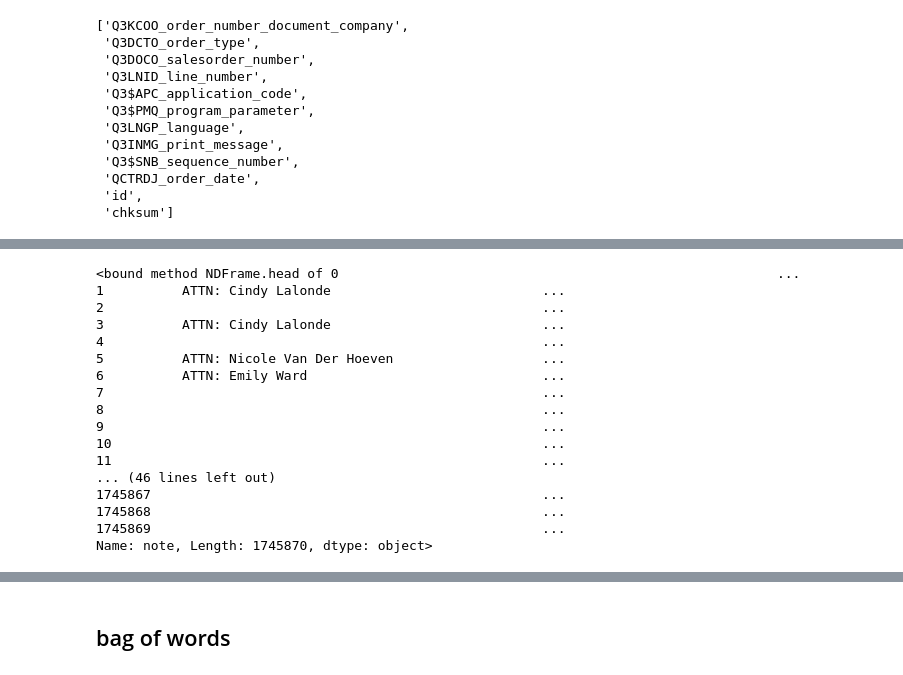
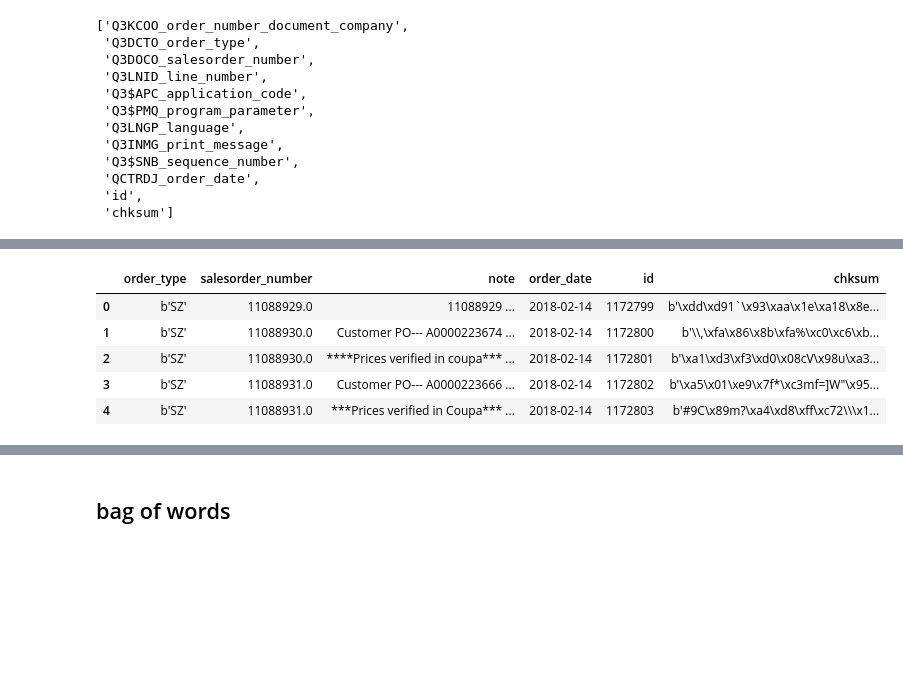
Before and after one commit to HSCanada/br_notebook, a Jupyter notebook: ml/returns/design/20180624-tc-order_note.ipynb, the cells around one changed output, grey strips where cells are left out. Drawn from its saved outputs; the diff is of its cells as text; code cells hidden in the pictures; blank space fills up the shorter version.

```diff
--- a/ml/returns/design/20180624-tc-order_note.ipynb
+++ b/ml/returns/design/20180624-tc-order_note.ipynb
@@ -157,21 +159,13 @@ chksum                     127448510
 dtype: int64
-# %%
-df['note'].str[1*60:(1+1)*60].head
-# %% [output]
-<bound method NDFrame.head of 0                                                        ...
-1          ATTN: Cindy Lalonde                           ...
-2                                                        ...
-3          ATTN: Cindy Lalonde                           ...
-4                                                        ...
-5          ATTN: Nicole Van Der Hoeven                   ...
-6          ATTN: Emily Ward                              ...
-7                                                        ...
-8                                                        ...
-9                                                        ...
-10                                                       ...
-11                                                       ...
-... (46 lines left out)
-1745867                                                  ...
-1745868                                                  ...
-1745869                                                  ...
-Name: note, Length: 1745870, dtype: object>
+# %%
+#df2 = df['note'].head().str[0*60:(0+1)*60]
+df2 = df.head()
+# %%
+df2
+# %% [output]
+|  | order_type | salesorder_number | note | order_date | id | chksum |
+| 0 | b'SZ' | 11088929.0 | 11088929 ... | 2018-02-14 | 1172799 | b'\xdd\xd91`\x93\xaa\x1e\xa18\x8e... |
+| 1 | b'SZ' | 11088930.0 | Customer PO--- A0000223674 ... | 2018-02-14 | 1172800 | b'\\,\xfa\x86\x8b\xfa%\xc0\xc6\xb... |
+| 2 | b'SZ' | 11088930.0 | ****Prices verified in coupa*** ... | 2018-02-14 | 1172801 | b'\xa1\xd3\xf3\xd0\x08cV\x98u\xa3... |
+| 3 | b'SZ' | 11088931.0 | Customer PO--- A0000223666 ... | 2018-02-14 | 1172802 | b'\xa5\x01\xe9\x7f*\xc3mf=]W"\x95... |
+| 4 | b'SZ' | 11088931.0 | ***Prices verified in Coupa*** ... | 2018-02-14 | 1172803 | b'#9C\x89m?\xa4\xd8\xff\xc72\\\x1... |
```
Also changed, not shown: parts of 16 cells of this notebook.
